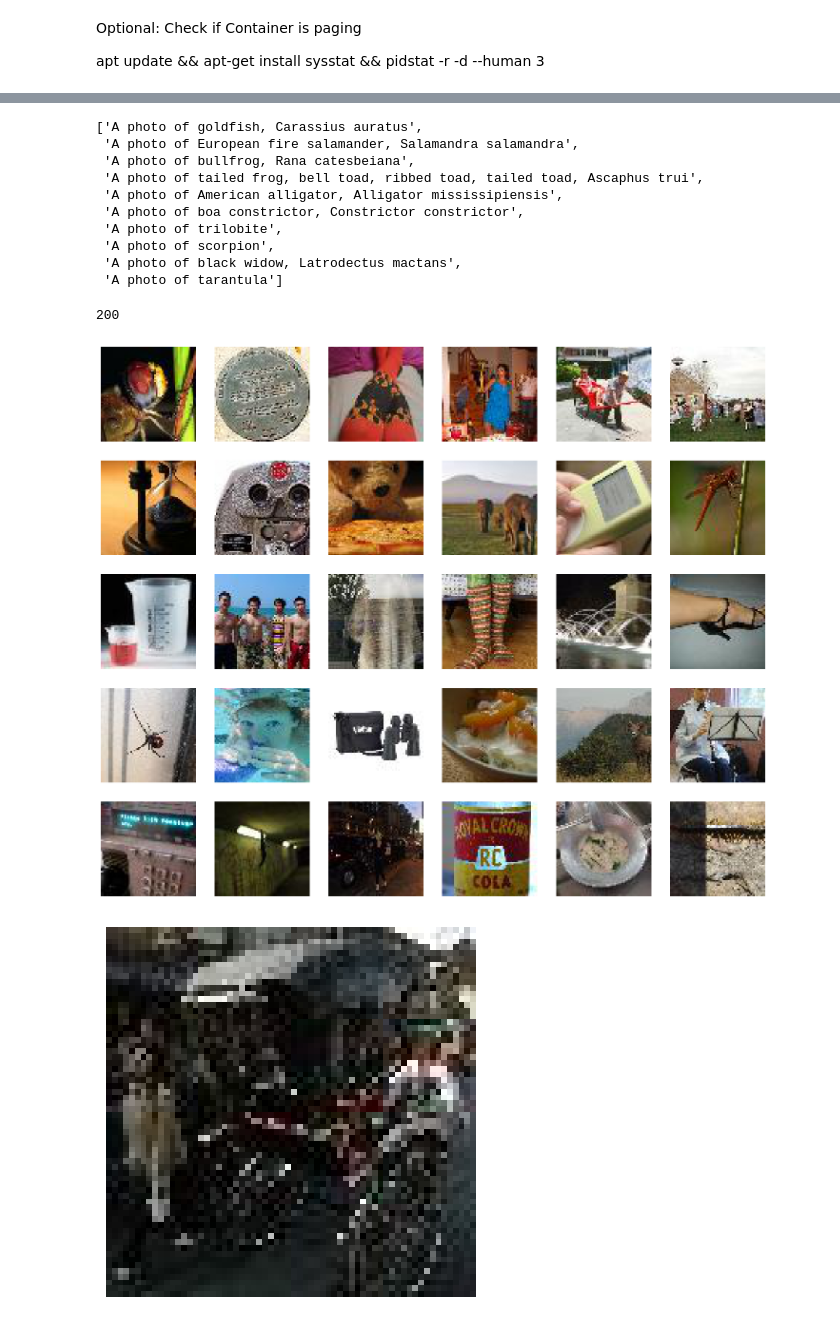
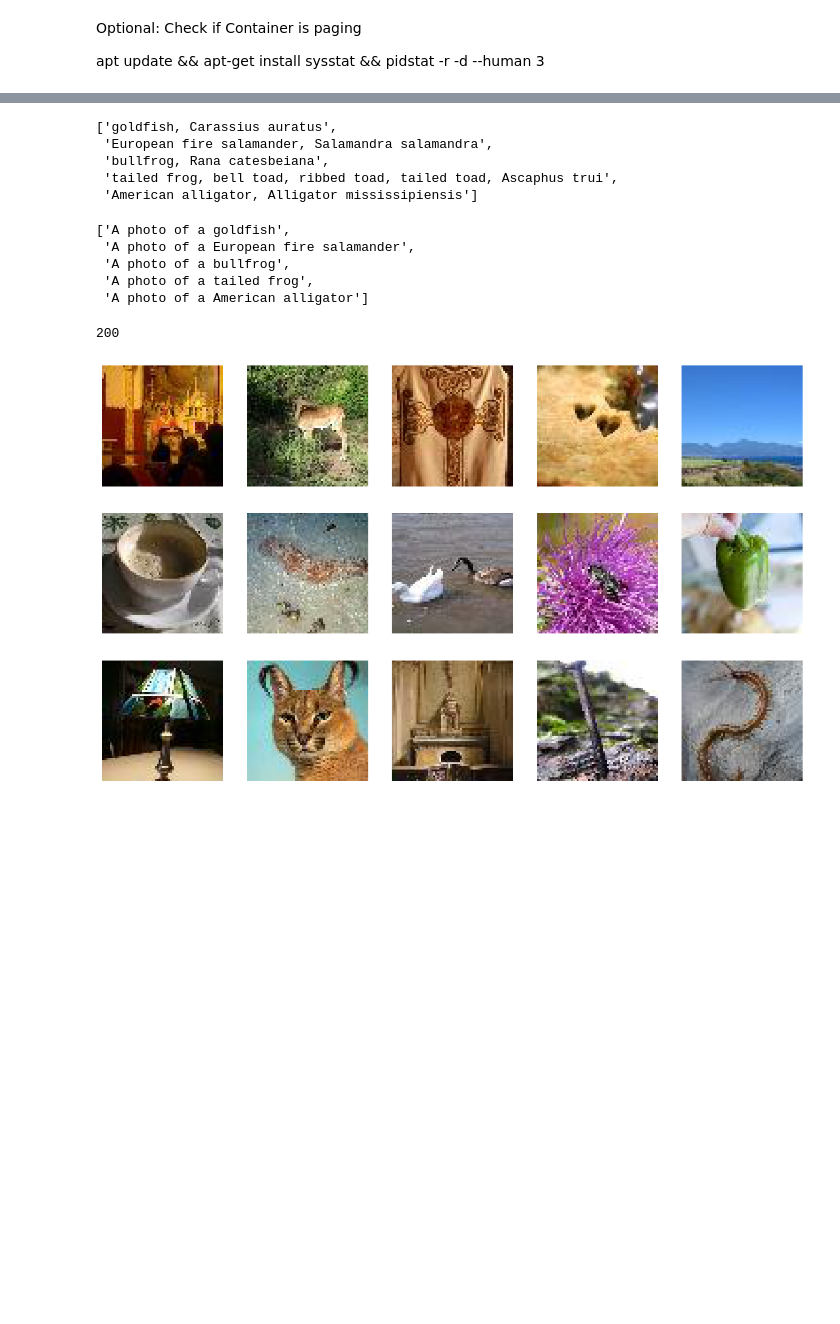
Before and after one commit to dumbdude00/dumbAI, a Jupyter notebook: 02_inference_CLIP.ipynb, the cells around one changed output, grey strips where cells are left out. Drawn from its saved outputs; the diff is of its cells as text; code cells hidden in the pictures; blank space fills up the shorter version.

```diff
--- a/02_inference_CLIP.ipynb
+++ b/02_inference_CLIP.ipynb
@@ -61 +56,9 @@ pos2human[yb[17]]
+# %%
+pos2human[0:5]
+# %% [output]
+['goldfish, Carassius auratus',
+ 'European fire salamander, Salamandra salamandra',
+ 'bullfrog, Rana catesbeiana',
+ 'tailed frog, bell toad, ribbed toad, tailed toad, Ascaphus trui',
+ 'American alligator, Alligator mississipiensis']
 # %%
@@ -63,16 +66,11 @@ captions = ["A photo of " + txt for txt in pos2human]
 # %%
-captions[0:10]
+captions[0:5]
 # %% [output]
-['A photo of goldfish, Carassius auratus',
- 'A photo of European fire salamander, Salamandra salamandra',
- 'A photo of bullfrog, Rana catesbeiana',
- 'A photo of tailed frog, bell toad, ribbed toad, tailed toad, Ascaphus trui',
- 'A photo of American alligator, Alligator mississipiensis',
- 'A photo of boa constrictor, Constrictor constrictor',
- 'A photo of trilobite',
- 'A photo of scorpion',
- 'A photo of black widow, Latrodectus mactans',
- 'A photo of tarantula']
+['A photo of a goldfish',
+ 'A photo of a European fire salamander',
+ 'A photo of a bullfrog',
+ 'A photo of a tailed frog',
+ 'A photo of a American alligator']
 # %%
 len(captions)
 # %% [output]
@@ -81,7 +79,6 @@ len(captions)
 model = CLIPModel.from_pretrained("openai/clip-vit-large-patch14", torch_dtype=torch.float16).to("cuda")
 processor = CLIPProcessor.from_pretrained("openai/clip-vit-large-patch14", torch_dtype=torch.float16)
 # %%
-show_images(xb)
+show_images(xb[0:15])
 # %% [output]
-[figure, old version]
+[figure, new version]
-[figure, removed]
```
Also changed, not shown: parts of 24 cells of this notebook.
